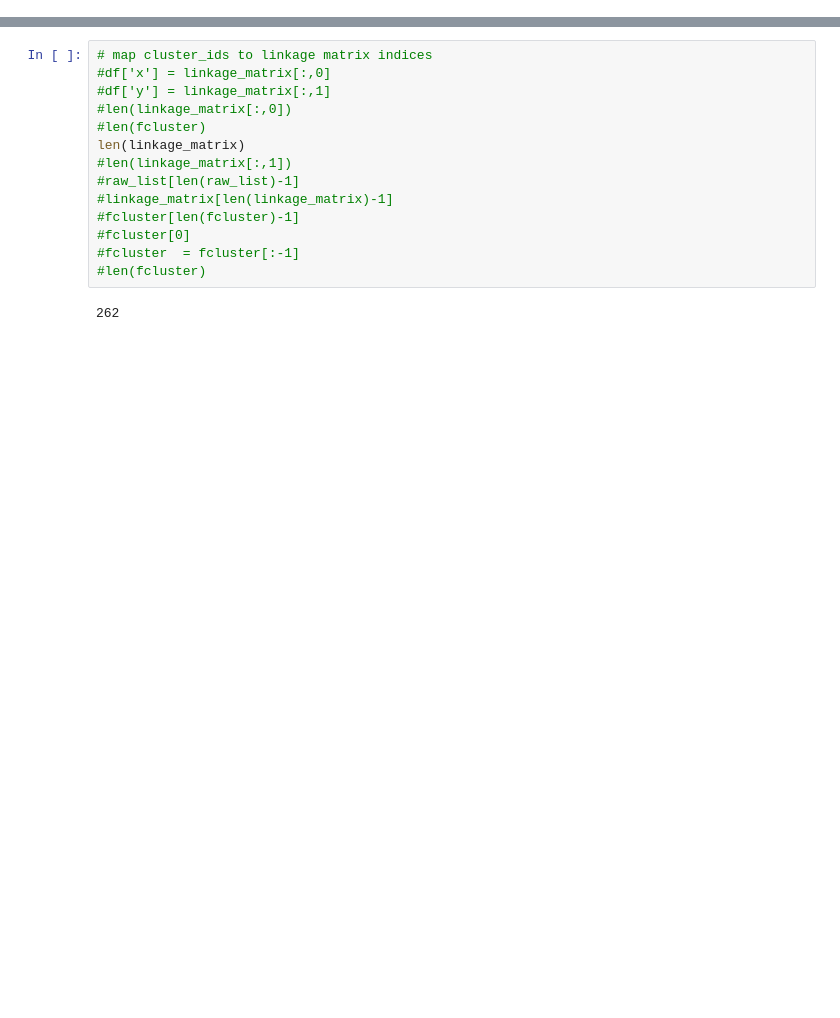
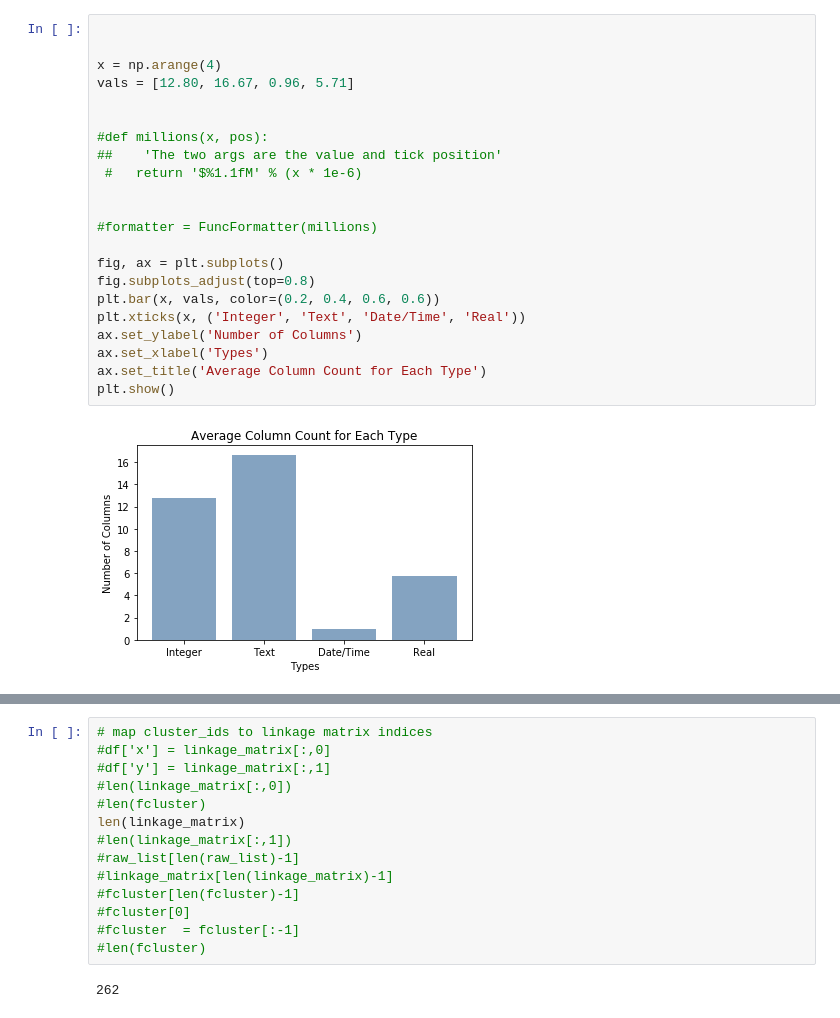
Before and after one commit to theodorehadges/big_data_course_project, a Jupyter notebook: task2/src/scripts/visualizations.ipynb, the cells around one changed output, grey strips where cells are left out. Cells and saved outputs as stored; diff of their text form; blank space fills up the shorter version.

```diff
--- a/task2/src/scripts/visualizations.ipynb
+++ b/task2/src/scripts/visualizations.ipynb
@@ -0,0 +131,24 @@
+# %%
+
+
+x = np.arange(4)
+vals = [12.80, 16.67, 0.96, 5.71]
+
+
+#def millions(x, pos):
+##    'The two args are the value and tick position'
+ #   return '$%1.1fM' % (x * 1e-6)
+
+
+#formatter = FuncFormatter(millions)
+
+fig, ax = plt.subplots()
+fig.subplots_adjust(top=0.8)
+plt.bar(x, vals, color=(0.2, 0.4, 0.6, 0.6))
+plt.xticks(x, ('Integer', 'Text', 'Date/Time', 'Real'))
+ax.set_ylabel('Number of Columns')
+ax.set_xlabel('Types')
+ax.set_title('Average Column Count for Each Type')
+plt.show()
+# %% [output]
+[figure, added]
```
Also changed, not shown: parts of 8 cells of this notebook, 6 other files.
